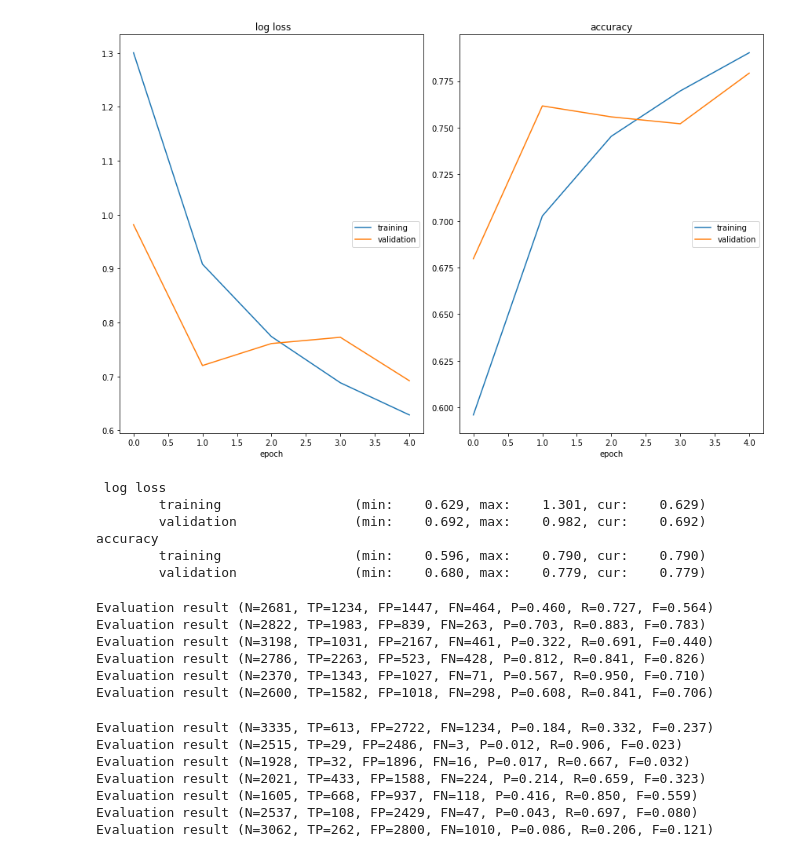
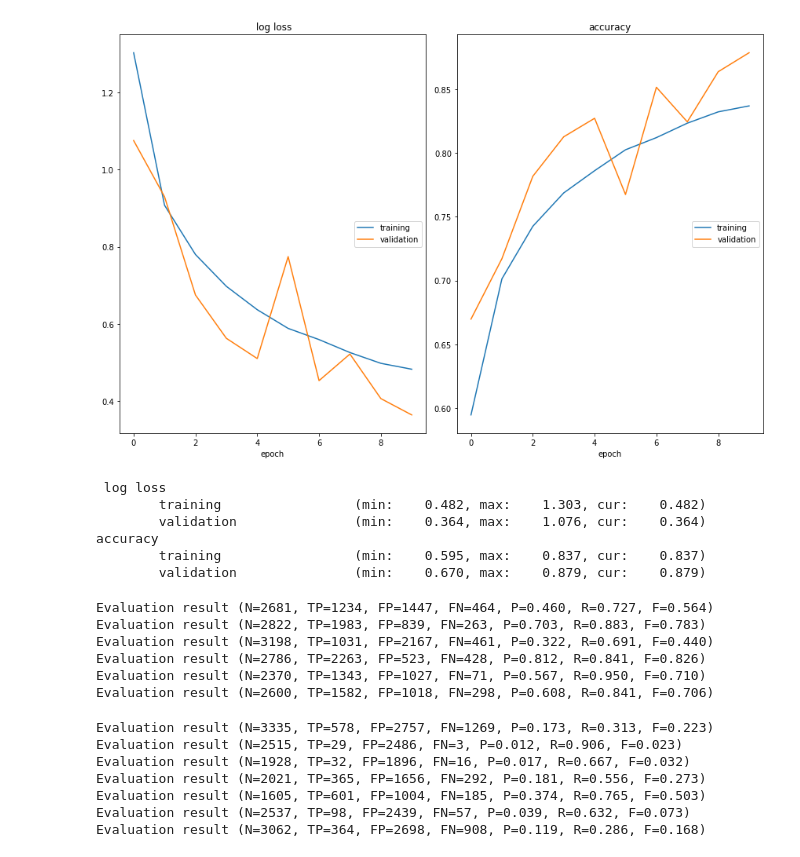
Before and after one commit to discort/chord-recognition, a Jupyter notebook: basic_nn.ipynb, the cells around one changed output. Cells and saved outputs as stored; diff of their text form; code cells hidden in the pictures.

Commit message:
new best model

```diff
--- a/basic_nn.ipynb
+++ b/basic_nn.ipynb
@@ -170,19 +170,19 @@ model = nn.Sequential(OrderedDict([
 # %%
 device = torch.device('cuda') if torch.cuda.is_available() else torch.device('cpu')
 
 #model = MirexNet()
 learning_rate = 1e-3
 optimizer = optim.Adam(model.parameters(), lr=learning_rate, betas=(0.9, 0.999), weight_decay=1e-7)
 
-train_model(model, optimizer, dataloaders, device, 5)
+train_model(model, optimizer, dataloaders, device, 10)
 # %% [output]
-[figure, old version]
+[figure, new version]
  log loss
-        training                 (min:    0.629, max:    1.301, cur:    0.629)
-        validation               (min:    0.692, max:    0.982, cur:    0.692)
+        training                 (min:    0.482, max:    1.303, cur:    0.482)
+        validation               (min:    0.364, max:    1.076, cur:    0.364)
 accuracy
-        training                 (min:    0.596, max:    0.790, cur:    0.790)
-        validation               (min:    0.680, max:    0.779, cur:    0.779)
+        training                 (min:    0.595, max:    0.837, cur:    0.837)
+        validation               (min:    0.670, max:    0.879, cur:    0.879)
 # %%
 # model = TheModelClass(*args, **kwargs)
 # model.load_state_dict(torch.load('models/mirex_cnn.model'))
@@ -241,10 +241,10 @@ Evaluation result (N=2600, TP=1582, FP=1018, FN=298, P=0.608, R=0.841, F=0.706)
 # %%
 estimate_chords(loader_chord, model, device)
 # %% [output]
-Evaluation result (N=3335, TP=613, FP=2722, FN=1234, P=0.184, R=0.332, F=0.237)
+Evaluation result (N=3335, TP=578, FP=2757, FN=1269, P=0.173, R=0.313, F=0.223)
 Evaluation result (N=2515, TP=29, FP=2486, FN=3, P=0.012, R=0.906, F=0.023)
 Evaluation result (N=1928, TP=32, FP=1896, FN=16, P=0.017, R=0.667, F=0.032)
-Evaluation result (N=2021, TP=433, FP=1588, FN=224, P=0.214, R=0.659, F=0.323)
-Evaluation result (N=1605, TP=668, FP=937, FN=118, P=0.416, R=0.850, F=0.559)
-Evaluation result (N=2537, TP=108, FP=2429, FN=47, P=0.043, R=0.697, F=0.080)
-Evaluation result (N=3062, TP=262, FP=2800, FN=1010, P=0.086, R=0.206, F=0.121)
+Evaluation result (N=2021, TP=365, FP=1656, FN=292, P=0.181, R=0.556, F=0.273)
+Evaluation result (N=1605, TP=601, FP=1004, FN=185, P=0.374, R=0.765, F=0.503)
+Evaluation result (N=2537, TP=98, FP=2439, FN=57, P=0.039, R=0.632, F=0.073)
+Evaluation result (N=3062, TP=364, FP=2698, FN=908, P=0.119, R=0.286, F=0.168)
```
Also changed, not shown: 1 other file.
